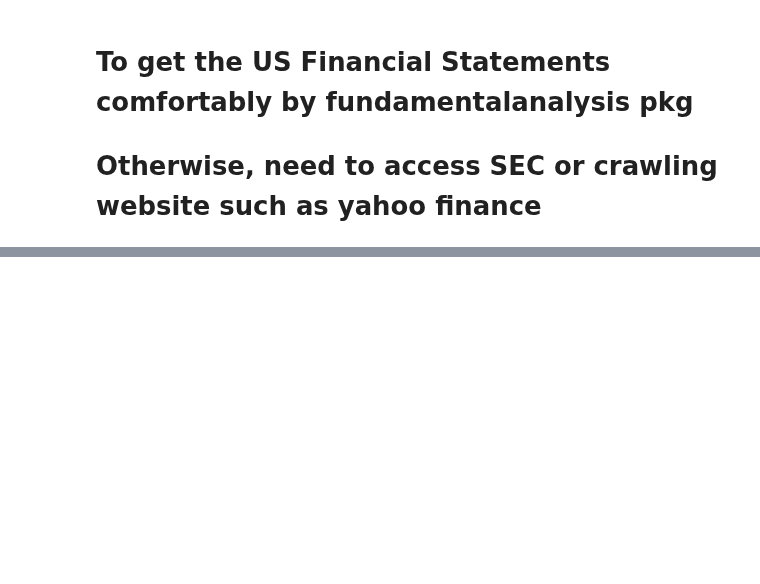
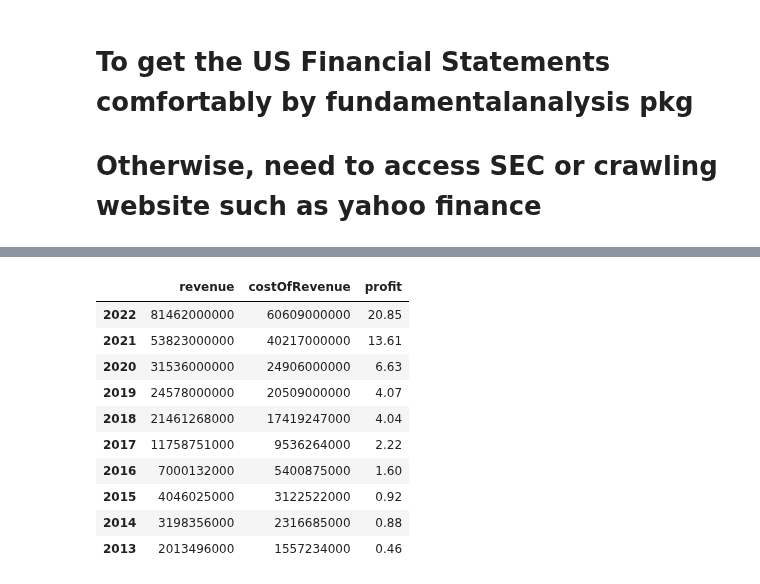
Before and after one commit to OliverJoo/quant_modeling, a Jupyter notebook: Basic_Finance/FRA.ipynb, the cells around one changed output, grey strips where cells are left out. Cells and saved outputs as stored; diff of their text form; code cells hidden in the pictures; blank space fills up the shorter version.

```diff
--- a/Basic_Finance/FRA.ipynb
+++ b/Basic_Finance/FRA.ipynb
@@ -73,3 +104,21 @@ Text(0.5, 1.0, 'TESLA Revenue/Cost of Revenue')
+# %%
+revenue_cost = income_statement_annually.T[['revenue', 'costOfRevenue']][:ROW_NUM]
+
+revenue_cost['profit'] = profit
+
+revenue_cost
+# %% [output]
+|  | revenue | costOfRevenue | profit |
+| 2022 | 81462000000 | 60609000000 | 20.85 |
+| 2021 | 53823000000 | 40217000000 | 13.61 |
+| 2020 | 31536000000 | 24906000000 | 6.63 |
+| 2019 | 24578000000 | 20509000000 | 4.07 |
+| 2018 | 21461268000 | 17419247000 | 4.04 |
+| 2017 | 11758751000 | 9536264000 | 2.22 |
+| 2016 | 7000132000 | 5400875000 | 1.60 |
+| 2015 | 4046025000 | 3122522000 | 0.92 |
+| 2014 | 3198356000 | 2316685000 | 0.88 |
+| 2013 | 2013496000 | 1557234000 | 0.46 |
 # %%
 ratios = fra.key_metrics(ticker, API_KEY)
 
```
Also changed, not shown: parts of 7 cells of this notebook, 1 other file.
